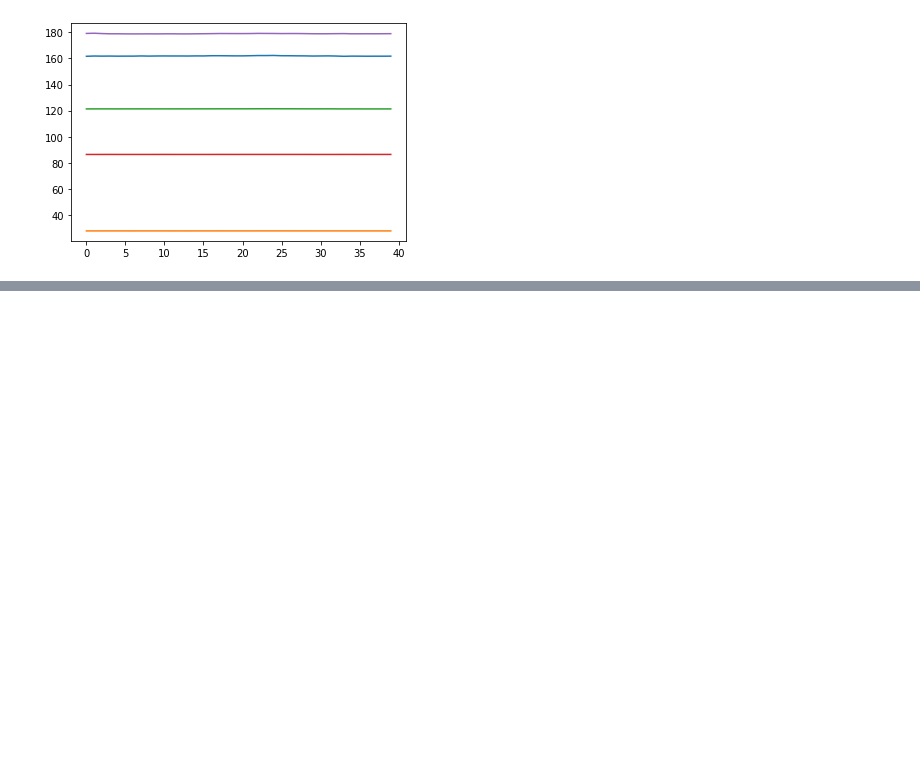
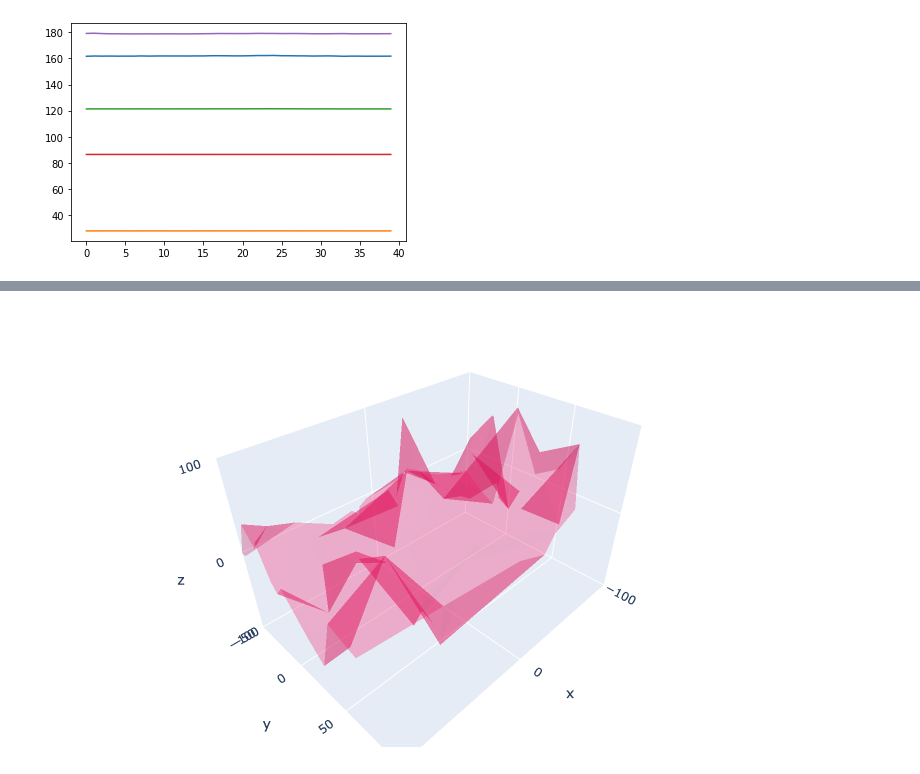
Before and after one commit to Arseni1919/ND_sandbox, a Jupyter notebook: Data Analisys.ipynb, the cells around one changed output, grey strips where cells are left out. Drawn from its saved outputs; the diff is of its cells as text; code cells hidden in the pictures; blank space fills up the shorter version.

```diff
--- a/Data Analisys.ipynb
+++ b/Data Analisys.ipynb
@@ -56,0 +60,26 @@ URLError: <urlopen error [SSL: CERTIFICATE_VERIFY_FAILED] certificate verify fai
+# %%
+
+import plotly.graph_objects as go
+import numpy as np
+np.random.seed(1)
+
+N = 70
+
+fig = go.Figure(data=[go.Mesh3d(x=(70*np.random.randn(N)),
+                   y=(55*np.random.randn(N)),
+                   z=(40*np.random.randn(N)),
+                   opacity=0.5,
+                   color='rgba(244,22,100,0.6)'
+                  )])
+
+fig.update_layout(
+    scene = dict(
+        xaxis = dict(nticks=4, range=[-100,100],),
+                     yaxis = dict(nticks=4, range=[-50,100],),
+                     zaxis = dict(nticks=4, range=[-100,100],),),
+    width=700,
+    margin=dict(r=20, l=10, b=10, t=10))
+
+fig.show()
+# %% [output]
+[figure, added]
```
Also changed, not shown: parts of 4 cells of this notebook, 2 other files.
